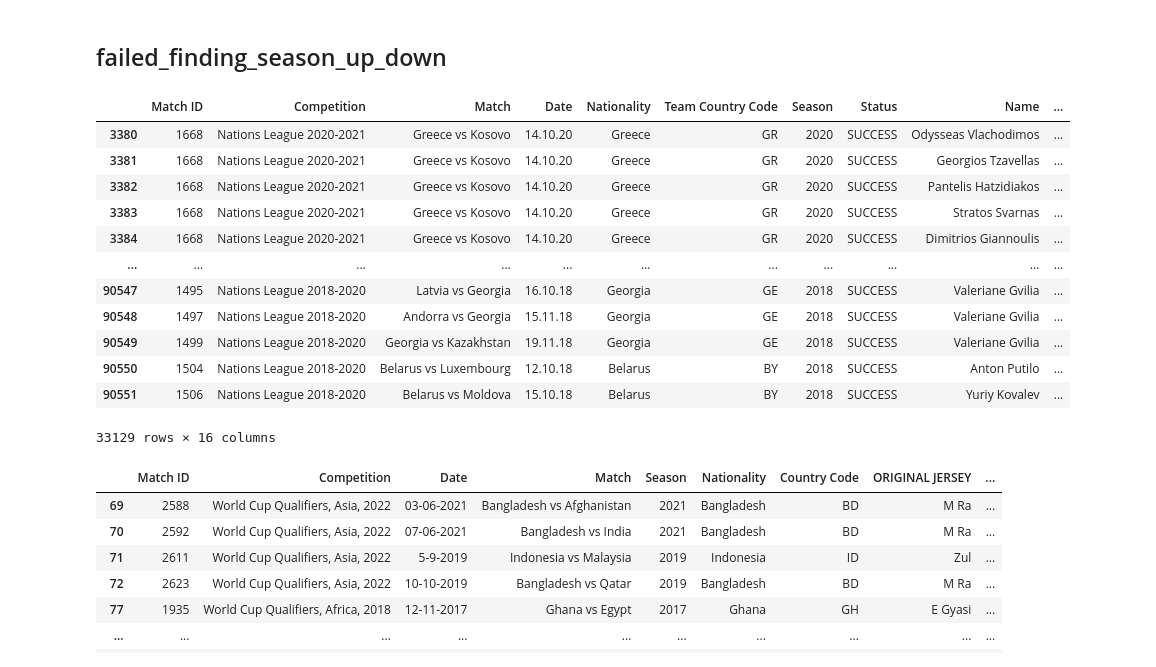
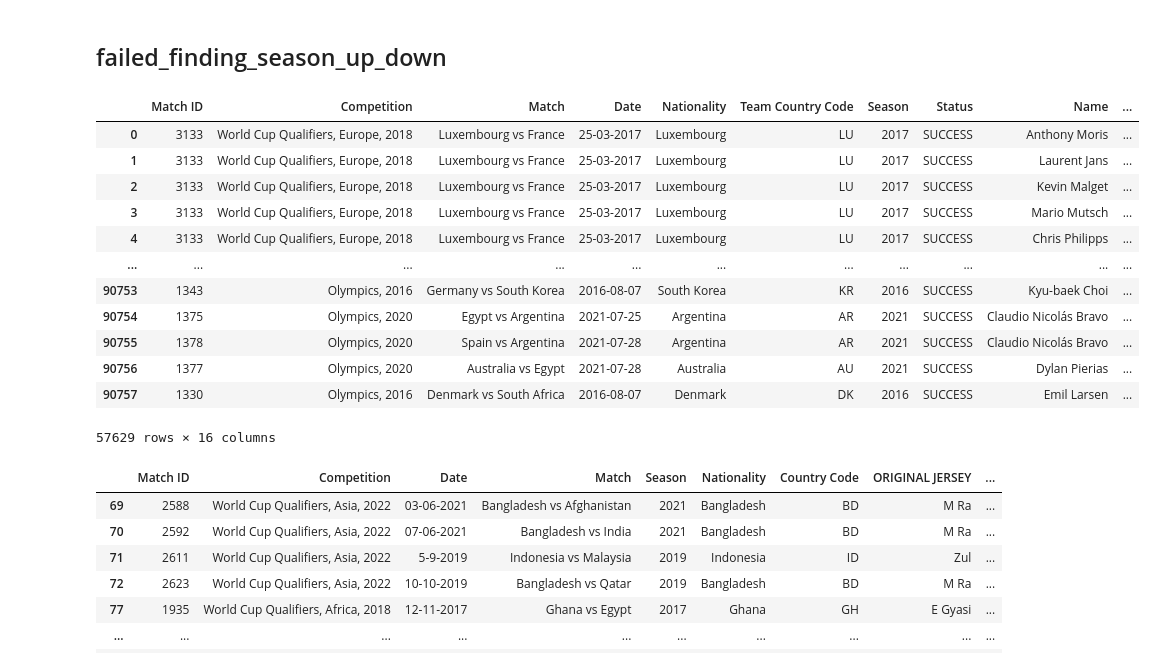
Before and after one commit to finnlsmith/footy_project_market_value_rankings, a Jupyter notebook: create_dataset_1/red_group_work.ipynb, the cells around one changed output. Drawn from its saved outputs; the diff is of its cells as text; code cells hidden in the pictures.

```diff
--- a/create_dataset_1/red_group_work.ipynb
+++ b/create_dataset_1/red_group_work.ipynb
@@ -1283,26 +1283,26 @@ other_cases_edited.to_csv('other_cases_DONE.csv')
 combined_df_may_10 = load_csv_dataset('combined_df_may_10.csv')
 combined_df_may_10 = combined_df_may_10.drop(columns={'Unnamed: 0'})
 # %%
-combined_df_may_10_terrikon_removed = combined_df_may_10[combined_df_may_10['Competition'].isin(['Euros 2016, Qualifiers', 'Euros 2020, Qualifiers', 'Euros 2024, Qualifiers',
+combined_df_may_10_terrikon_removed = combined_df_may_10[~combined_df_may_10['Competition'].isin(['Euros 2016, Qualifiers', 'Euros 2020, Qualifiers', 'Euros 2024, Qualifiers',
                                                                            'Nations League 2018-2020', 'Nations League 2020-2021', 'Nations League 2022-2023',
                                                                            'World Cup 2022', 'World Cup 2018', 'World Cup 2014',
                                                                            'Euros 2016', 'Euros 2020',
                                                                            'Copa America 2021', 'Copa America 2015', 'Copa America 2019'])]
 combined_df_may_10_terrikon_removed
 # %% [output]
 |  | Match ID | Competition | Match | Date | Nationality | Team Country Code | Season | Status | Name | ... |
-| 3380 | 1668 | Nations League 2020-2021 | Greece vs Kosovo | 14.10.20 | Greece | GR | 2020 | SUCCESS | Odysseas Vlachodimos | ... |
-| 3381 | 1668 | Nations League 2020-2021 | Greece vs Kosovo | 14.10.20 | Greece | GR | 2020 | SUCCESS | Georgios Tzavellas | ... |
-| 3382 | 1668 | Nations League 2020-2021 | Greece vs Kosovo | 14.10.20 | Greece | GR | 2020 | SUCCESS | Pantelis Hatzidiakos | ... |
-| 3383 | 1668 | Nations League 2020-2021 | Greece vs Kosovo | 14.10.20 | Greece | GR | 2020 | SUCCESS | Stratos Svarnas | ... |
-| 3384 | 1668 | Nations League 2020-2021 | Greece vs Kosovo | 14.10.20 | Greece | GR | 2020 | SUCCESS | Dimitrios Giannoulis | ... |
+| 0 | 3133 | World Cup Qualifiers, Europe, 2018 | Luxembourg vs France | 25-03-2017 | Luxembourg | LU | 2017 | SUCCESS | Anthony Moris | ... |
+| 1 | 3133 | World Cup Qualifiers, Europe, 2018 | Luxembourg vs France | 25-03-2017 | Luxembourg | LU | 2017 | SUCCESS | Laurent Jans | ... |
+| 2 | 3133 | World Cup Qualifiers, Europe, 2018 | Luxembourg vs France | 25-03-2017 | Luxembourg | LU | 2017 | SUCCESS | Kevin Malget | ... |
+| 3 | 3133 | World Cup Qualifiers, Europe, 2018 | Luxembourg vs France | 25-03-2017 | Luxembourg | LU | 2017 | SUCCESS | Mario Mutsch | ... |
+| 4 | 3133 | World Cup Qualifiers, Europe, 2018 | Luxembourg vs France | 25-03-2017 | Luxembourg | LU | 2017 | SUCCESS | Chris Philipps | ... |
 | ... | ... | ... | ... | ... | ... | ... | ... | ... | ... | ... |
-| 90547 | 1495 | Nations League 2018-2020 | Latvia vs Georgia | 16.10.18 | Georgia | GE | 2018 | SUCCESS | Valeriane Gvilia | ... |
-| 90548 | 1497 | Nations League 2018-2020 | Andorra vs Georgia | 15.11.18 | Georgia | GE | 2018 | SUCCESS | Valeriane Gvilia | ... |
-| 90549 | 1499 | Nations League 2018-2020 | Georgia vs Kazakhstan | 19.11.18 | Georgia | GE | 2018 | SUCCESS | Valeriane Gvilia | ... |
-| 90550 | 1504 | Nations League 2018-2020 | Belarus vs Luxembourg | 12.10.18 | Belarus | BY | 2018 | SUCCESS | Anton Putilo | ... |
-| 90551 | 1506 | Nations League 2018-2020 | Belarus vs Moldova | 15.10.18 | Belarus | BY | 2018 | SUCCESS | Yuriy Kovalev | ... |
+| 90753 | 1343 | Olympics, 2016 | Germany vs South Korea | 2016-08-07 | South Korea | KR | 2016 | SUCCESS | Kyu-baek Choi | ... |
+| 90754 | 1375 | Olympics, 2020 | Egypt vs Argentina | 2021-07-25 | Argentina | AR | 2021 | SUCCESS | Claudio Nicolás Bravo | ... |
+| 90755 | 1378 | Olympics, 2020 | Spain vs Argentina | 2021-07-28 | Argentina | AR | 2021 | SUCCESS | Claudio Nicolás Bravo | ... |
+| 90756 | 1377 | Olympics, 2020 | Australia vs Egypt | 2021-07-28 | Australia | AU | 2021 | SUCCESS | Dylan Pierias | ... |
+| 90757 | 1330 | Olympics, 2016 | Denmark vs South Africa | 2016-08-07 | Denmark | DK | 2016 | SUCCESS | Emil Larsen | ... |
-33129 rows × 16 columns
+57629 rows × 16 columns
 # %%
 failed_all_seasons = load_csv_dataset('April 25 - CONCACAF & CONMEBOL OUT - DATA CSVs/Red Groups/failed_finding_season_up_down.csv')
 failed_all_seasons = failed_all_seasons.drop(columns={'Unnamed: 0.2', 'Unnamed: 0.1', 'Unnamed: 0'})
```
Also changed, not shown: 15 other files.
